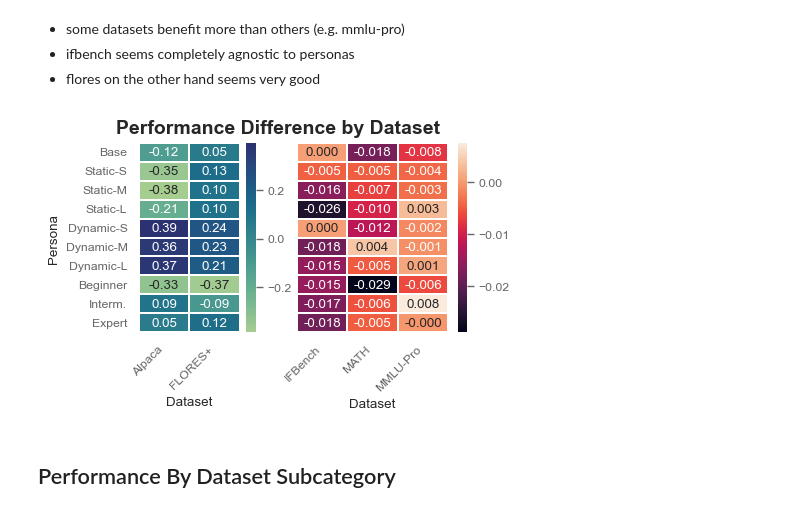
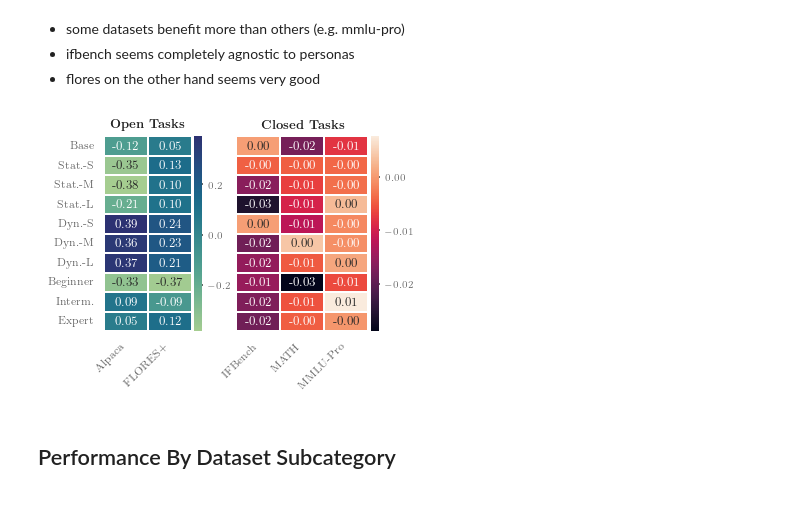
Before and after one commit to nicomu99/master-thesis, a Jupyter notebook: dataset_overview.ipynb, the cells around one changed output. Cells and saved outputs as stored; diff of their text form; code cells hidden in the pictures.

Commit message:
refactor: update plots

```diff
--- a/dataset_overview.ipynb
+++ b/dataset_overview.ipynb
@@ -11,10 +11,3 @@ import matplotlib as mpl
 import matplotlib.pyplot as plt
 
 from evaluate import PlottingWrapper
-
-mpl.rcParams["font.family"] = "Roboto"
-mpl.rcParams["patch.linewidth"] = 0
-mpl.rcParams["patch.edgecolor"] = "white"
-
-mpl.rcParams['pdf.fonttype'] = 42
-mpl.rcParams['ps.fonttype'] = 42
@@ -104,6 +104,8 @@ df["Persona"] = df["Persona"].str.replace("Short", "S")
 df["Persona"] = df["Persona"].str.replace("Medium", "M")
 df["Persona"] = df["Persona"].str.replace("Long", "L")
 df["Persona"] = df["Persona"].str.replace("Intermediate", "Interm.")
+df["Persona"] = df["Persona"].str.replace("Dynamic", "Dyn.")
+df["Persona"] = df["Persona"].str.replace("Static", "Stat.")
 # %%
 winrate_mask = df["Dataset"].isin(["Alpaca", "FLORES+"])
 winrate_df = df[winrate_mask].copy()
@@ -117,8 +119,8 @@ length_base_df = df.copy()
 # %%
 _PERSONA_ORDERING = [
     "Base",
-    "Static-S", "Static-M", "Static-L",
-    "Dynamic-S", "Dynamic-M", "Dynamic-L",
+    "Stat.-S", "Stat.-M", "Stat.-L",
+    "Dyn.-S", "Dyn.-M", "Dyn.-L",
     "Beginner", "Interm.", "Expert",
 ]
 _order_map = {v: i for i, v in enumerate(_PERSONA_ORDERING)}
@@ -389,63 +434,87 @@ pivot_df = pivot_df.reindex(list(_order_map.keys()))
 # pivot_df = pivot_df[~pivot_df["Persona"].isin(["Helpful", "No"])]
 # pivot_df = pivot_df.pivot(index="Persona", columns="Dataset", values="Score")
 # %%
+from matplotlib.ticker import MaxNLocator
+
 left_cols = ["Alpaca", "FLORES+"]
 right_cols = ["IFBench", "MATH", "MMLU-Pro"]
+
+cbar_kws = {
+    "pad": 0.02,       # space between heatmap and colorbar
+    "aspect": 25,      # larger value makes the colorbar thinner
+}
 
 fig, (ax1, ax2) = plt.subplots(
     ncols=2,
     # sharey=True,
-    figsize=(MEDIUM_WIDTH, 3),
+    figsize=(3.64, 3),
     gridspec_kw={"width_ratios": [len(left_cols), len(right_cols)]}
 )
 
 df_left = pivot_df[left_cols]
-sns.heatmap(
+left_heatmap = sns.heatmap(
     df_left,
     ax=ax1,
     cbar=True,
     annot=True,
     fmt=".2f",
     cmap="crest",
+    cbar_kws=cbar_kws,
     linewidths=0.01,
     linecolor="white",
     alpha=1
 )
 
 df_right = pivot_df[right_cols]
-sns.heatmap(
+right_heatmap = sns.heatmap(
     df_right,
     ax=ax2,
     cbar=True,
     annot=True,
-    fmt=".3f",
+    fmt=".2f",
+    cbar_kws=cbar_kws,
     yticklabels=False,
     linewidths=0.01,
     linecolor="white",
     alpha=1
 )
 
+ax1.set_ylabel("")
 ax2.set_ylabel("")
+ax1.set_xlabel("")
+ax2.set_xlabel("")
+ax1.set_title(r"\textbf{Open Tasks}")
+ax2.set_title(r"\textbf{Closed Tasks}")
+
+for heatmap in [left_heatmap, right_heatmap]:
+    colorbar = heatmap.collections[0].colorbar
+    colorbar.locator = MaxNLocator(nbins=4)
+    colorbar.update_ticks()
+
+    colorbar.ax.tick_params(
+        labelsize=7,
+        length=1,
+    )
 
 # sns.heatmap(data=pivot_df, ax=ax)
 
-fig.suptitle("Performance Difference by Dataset")
+# fig.suptitle(r"\textbf{Performance Difference by Dataset}")
 
 fig.subplots_adjust(
-    left=0.20,
+    left=0.15,
     right=0.95,
     top=0.90,
-    bottom=0.27,
+    bottom=0.25,
 )
 
 for ax in [ax1, ax2]:
     ax.tick_params(axis="x", rotation=45)
     for label in ax.get_xticklabels():
         label.set_ha("right")
 
 fig.savefig(plot_path / "1_0_datasets_heatmap.pdf")
 # %% [output]
-[figure, old version]
+[figure, new version]
 # %% [markdown]
 ## Performance By Dataset Subcategory
 # %%
```
Also changed, not shown: parts of 28 cells of this notebook, 32 other files.
